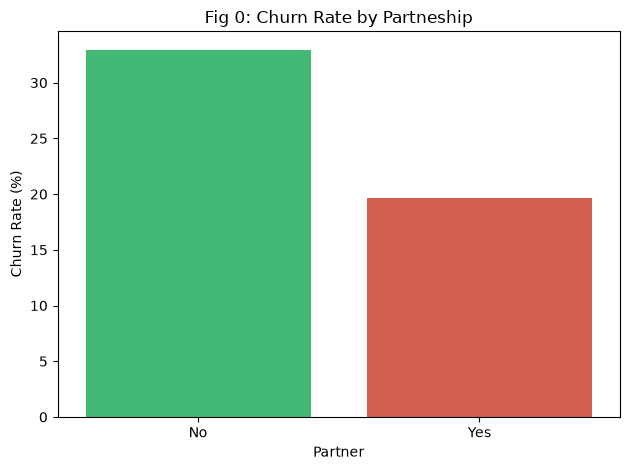
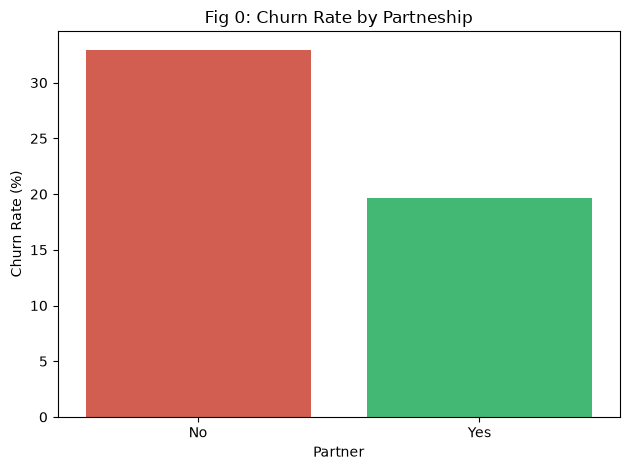
The change to this notebook cell's code, shown as a diff; its figure went from the first image to the second:
--- before
+++ after
@@ -1,5 +1,5 @@
 churn_rate_partners = ((df.groupby('Partner')['has_churned'].mean() * 100).round(2)).reset_index()
 plt.figure()
-sns.barplot(data=churn_rate_partners, x='Partner', y='has_churned', palette=['#2ecc71', '#e74c3c'])
+sns.barplot(data=churn_rate_partners, x='Partner', y='has_churned', palette=['#2ecc71', '#e74c3c'], hue='has_churned', legend=False)
 plt.xlabel('Partner')
 plt.ylabel('Churn Rate (%)')

Commit: add hue to churn rate by partners fig